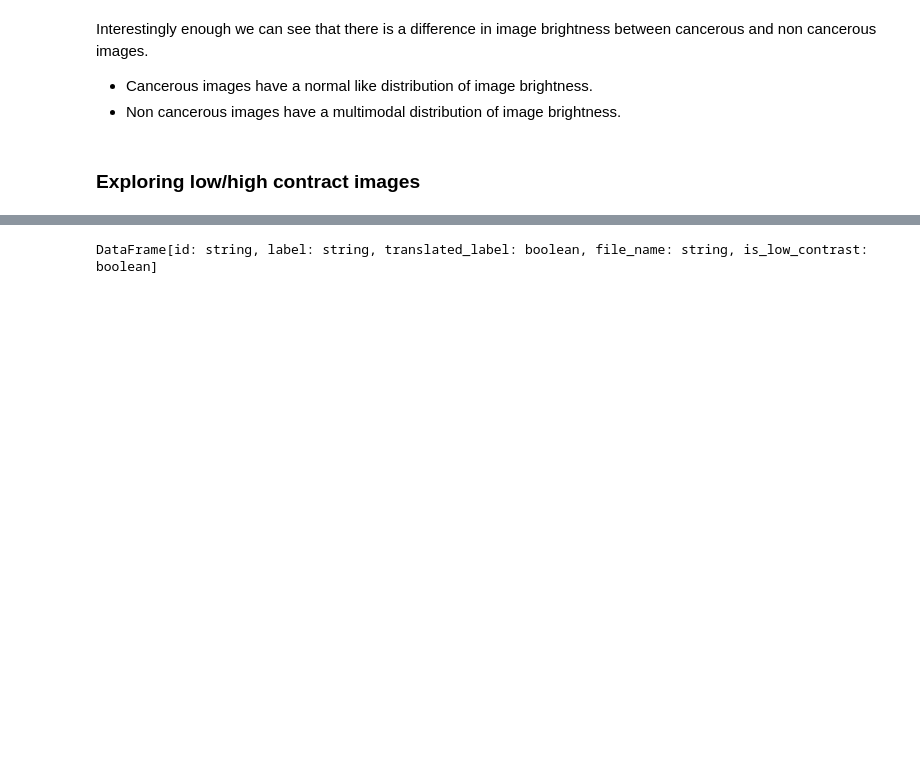
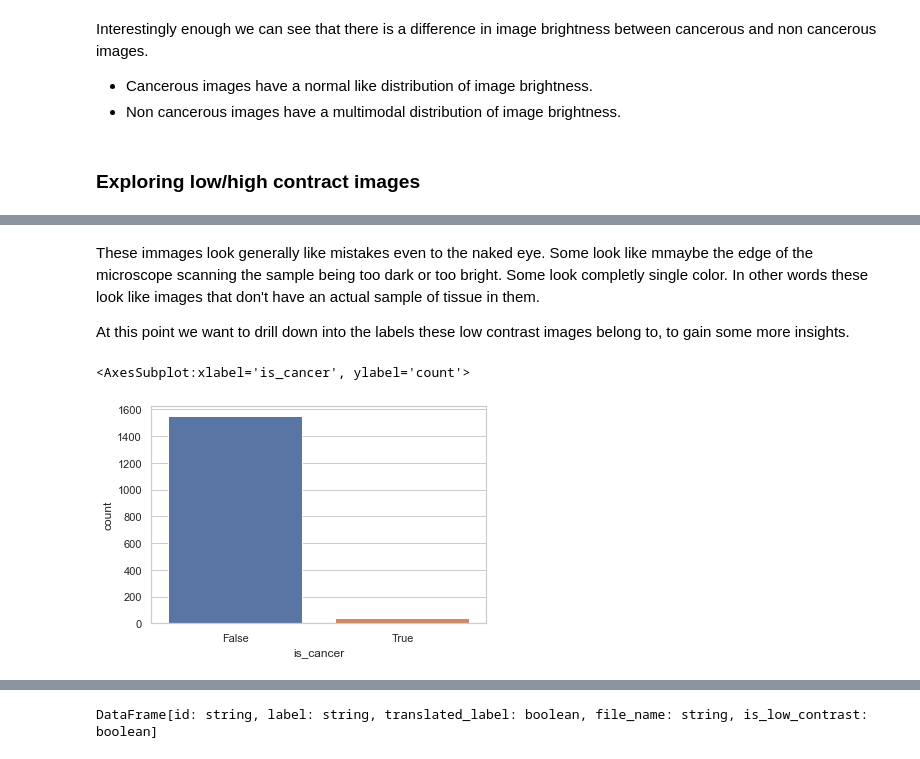
Before and after one commit to alexakh95/datasciense-uni-project, a Jupyter notebook: notebooks/histopathologic_cancer_detection/project.ipynb, the cells around one changed output, grey strips where cells are left out. Cells and saved outputs as stored; diff of their text form; code cells hidden in the pictures; blank space fills up the shorter version.

```diff
--- a/notebooks/histopathologic_cancer_detection/project.ipynb
+++ b/notebooks/histopathologic_cancer_detection/project.ipynb
@@ -410,0 +368,9 @@ To the naked eye it seems that the threshold of 0.3 is too high. Let's try lower
+# %% [markdown]
+These immages look generally like mistakes even to the naked eye. Some look like mmaybe the edge of the microscope scanning the sample being too dark or too bright. Some look completly single color. In other words these look like images that don't have an actual sample of tissue in them.
+
+At this point we want to drill down into the labels these low contrast images belong to, to gain some more insights.
+# %%
+sns.countplot(data=low_contrast_pd[low_contrast_pd["is_low_contrast_0.1"] == True], x='is_cancer')
+# %% [output]
+<AxesSubplot:xlabel='is_cancer', ylabel='count'>
+[figure, added]
```
Also changed, not shown: parts of 20 cells of this notebook.
